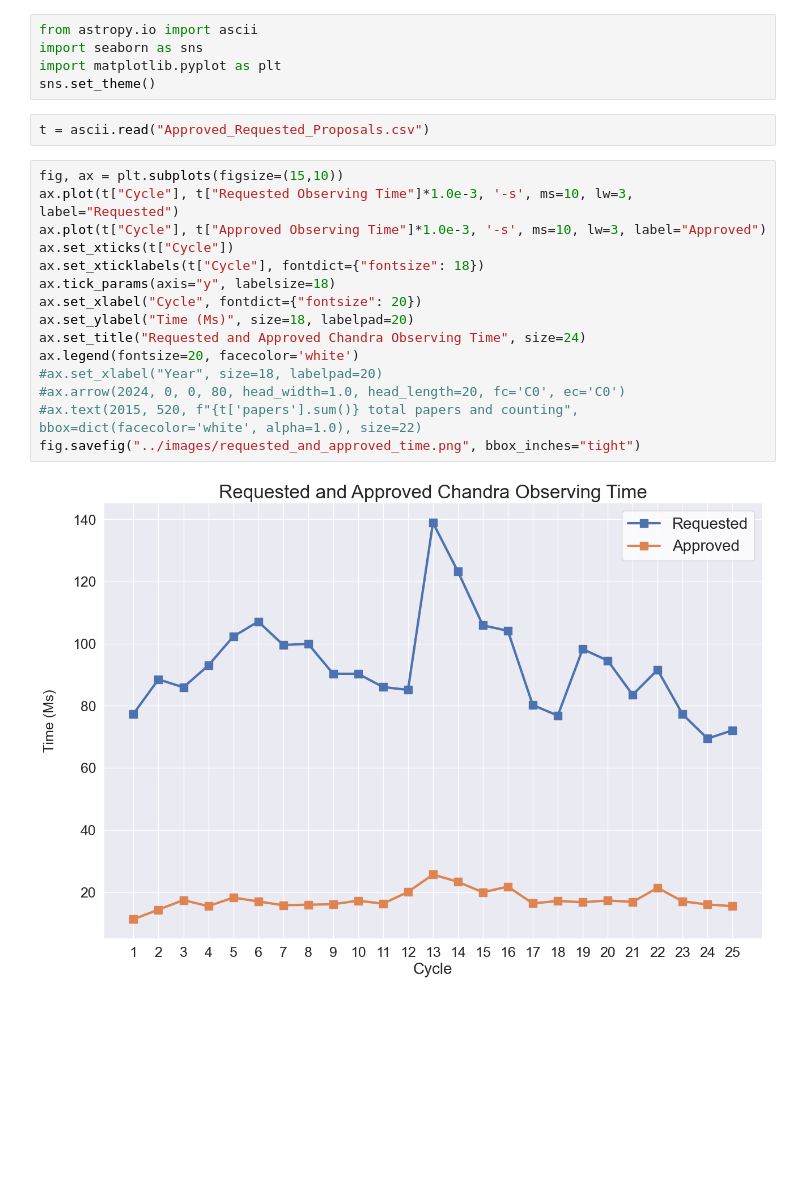
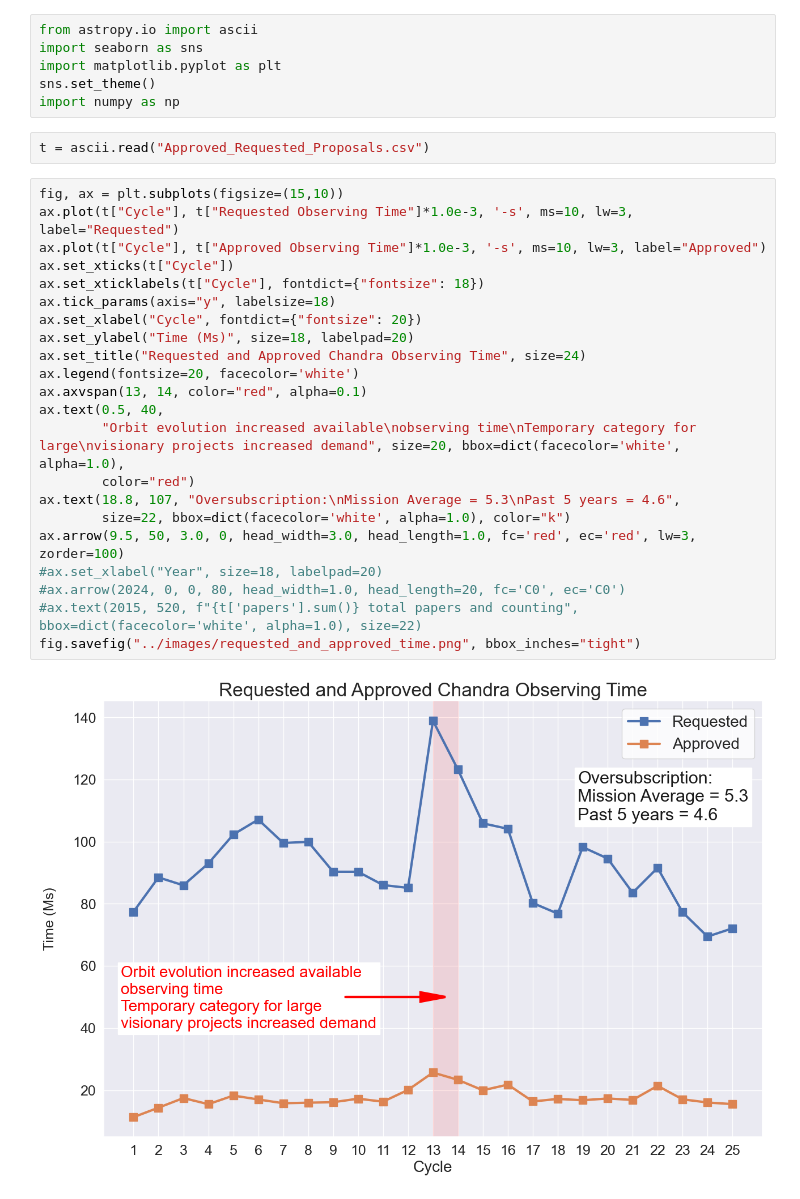
Before and after one commit to jzuhone/chandra_perf_data, a Jupyter notebook: source/data/oversub.ipynb, the cells around one changed output. Saved outputs shown, nothing was run; the diff lists cells and outputs as text; blank space fills up the shorter version.

```diff
--- a/source/data/oversub.ipynb
+++ b/source/data/oversub.ipynb
@@ -3,22 +3,30 @@ from astropy.io import ascii
 import seaborn as sns
 import matplotlib.pyplot as plt
 sns.set_theme()
+import numpy as np
 # %%
 t = ascii.read("Approved_Requested_Proposals.csv")
 # %%
 fig, ax = plt.subplots(figsize=(15,10))
 ax.plot(t["Cycle"], t["Requested Observing Time"]*1.0e-3, '-s', ms=10, lw=3, label="Requested")
 ax.plot(t["Cycle"], t["Approved Observing Time"]*1.0e-3, '-s', ms=10, lw=3, label="Approved")
 ax.set_xticks(t["Cycle"])
 ax.set_xticklabels(t["Cycle"], fontdict={"fontsize": 18})
 ax.tick_params(axis="y", labelsize=18)
 ax.set_xlabel("Cycle", fontdict={"fontsize": 20})
 ax.set_ylabel("Time (Ms)", size=18, labelpad=20)
 ax.set_title("Requested and Approved Chandra Observing Time", size=24)
 ax.legend(fontsize=20, facecolor='white')
+ax.axvspan(13, 14, color="red", alpha=0.1)
+ax.text(0.5, 40,
+        "Orbit evolution increased available\nobserving time\nTemporary category for large\nvisionary projects increased demand", size=20, bbox=dict(facecolor='white', alpha=1.0),
+        color="red")
+ax.text(18.8, 107, "Oversubscription:\nMission Average = 5.3\nPast 5 years = 4.6",
+        size=22, bbox=dict(facecolor='white', alpha=1.0), color="k")
+ax.arrow(9.5, 50, 3.0, 0, head_width=3.0, head_length=1.0, fc='red', ec='red', lw=3, zorder=100)
 #ax.set_xlabel("Year", size=18, labelpad=20)
 #ax.arrow(2024, 0, 0, 80, head_width=1.0, head_length=20, fc='C0', ec='C0')
 #ax.text(2015, 520, f"{t['papers'].sum()} total papers and counting", bbox=dict(facecolor='white', alpha=1.0), size=22)
 fig.savefig("../images/requested_and_approved_time.png", bbox_inches="tight")
 # %% [output]
-[figure, old version]
+[figure, new version]
```
Also changed, not shown: parts of 2 cells of this notebook, 6 other files.
